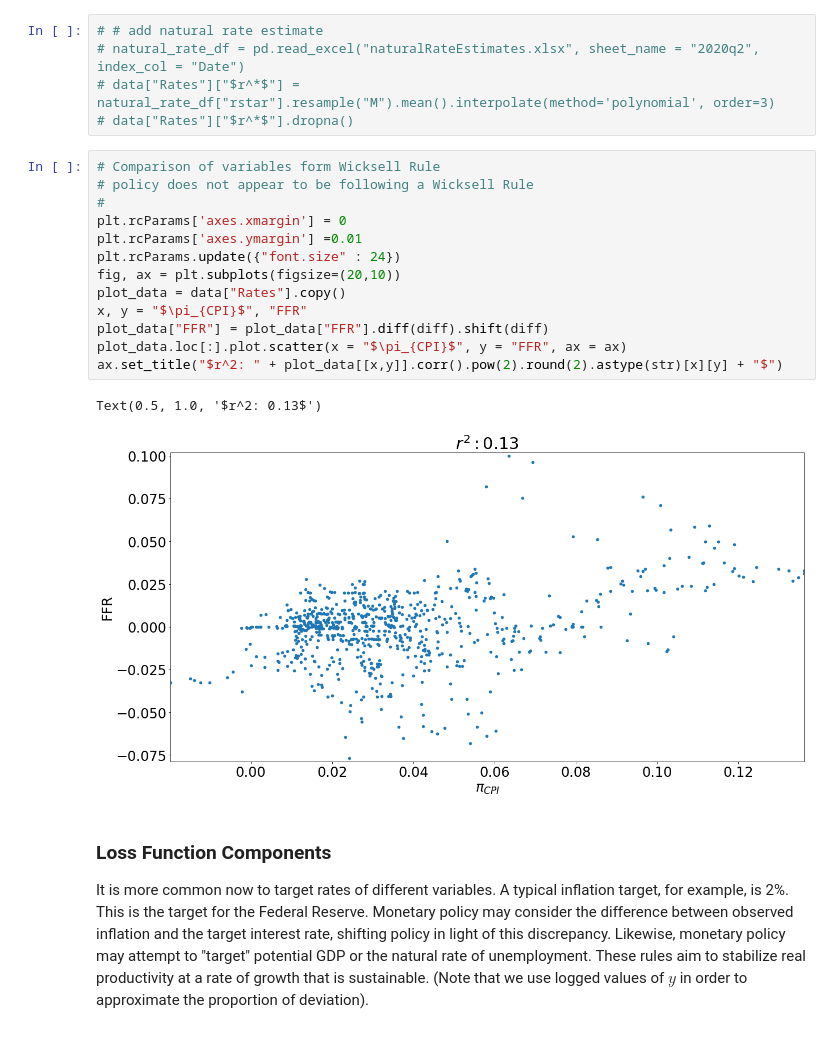
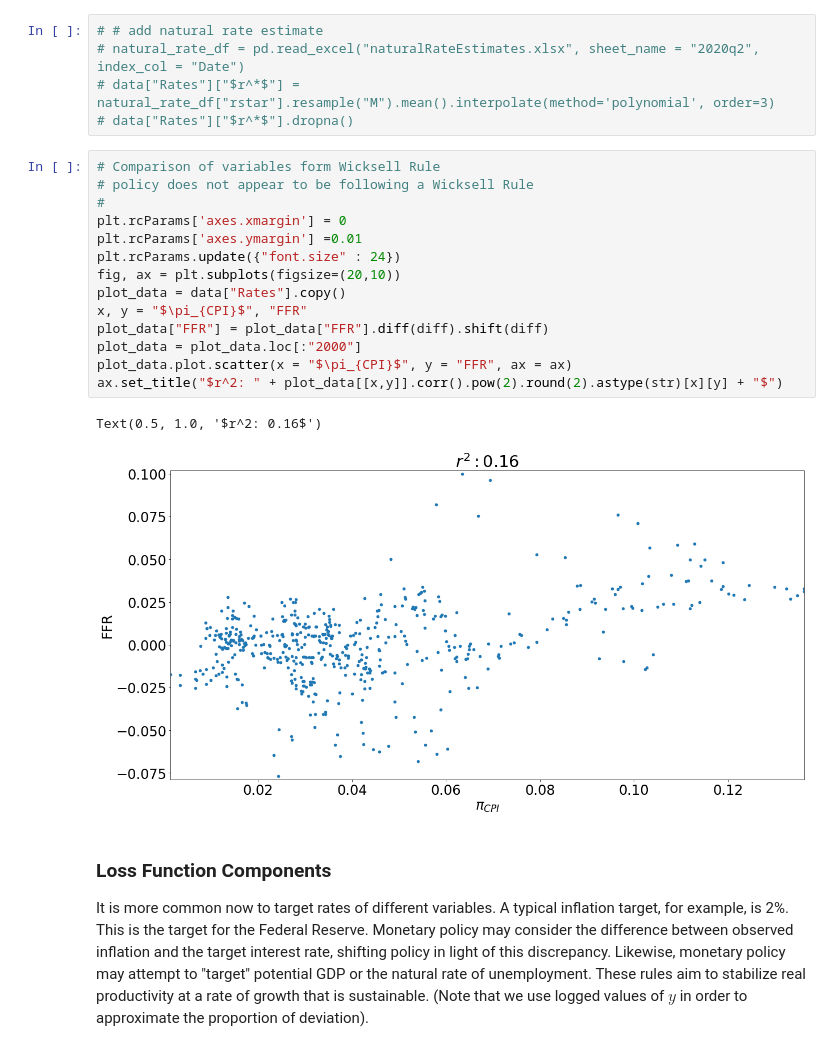
Before and after one commit to jlcatonjr/Macroeconomics-Growth-and-Monetary-Equilibrium, a Jupyter notebook: Advanced Macroeconomics/Course Notes/10. Monetary Rules I.ipynb, the cells around one changed output. Cells and saved outputs as stored; diff of their text form.

```diff
--- a/Advanced Macroeconomics/Course Notes/10. Monetary Rules I.ipynb
+++ b/Advanced Macroeconomics/Course Notes/10. Monetary Rules I.ipynb
@@ -227,19 +227,20 @@ data["Rates"]
 # %%
 # Comparison of variables form Wicksell Rule
 # policy does not appear to be following a Wicksell Rule
 #
 plt.rcParams['axes.xmargin'] = 0
 plt.rcParams['axes.ymargin'] =0.01
 plt.rcParams.update({"font.size" : 24})
 fig, ax = plt.subplots(figsize=(20,10))
 plot_data = data["Rates"].copy()
 x, y = "$\pi_{CPI}$", "FFR"
 plot_data["FFR"] = plot_data["FFR"].diff(diff).shift(diff)
-plot_data.loc[:].plot.scatter(x = "$\pi_{CPI}$", y = "FFR", ax = ax)
+plot_data = plot_data.loc[:"2000"]
+plot_data.plot.scatter(x = "$\pi_{CPI}$", y = "FFR", ax = ax)
 ax.set_title("$r^2: " + plot_data[[x,y]].corr().pow(2).round(2).astype(str)[x][y] + "$")
 # %% [output]
-Text(0.5, 1.0, '$r^2: 0.13$')
+Text(0.5, 1.0, '$r^2: 0.16$')
-[figure, old version]
+[figure, new version]
 # %% [markdown]
 ### Loss Function Components
 
```
Also changed, not shown: parts of 1 cell of this notebook.
